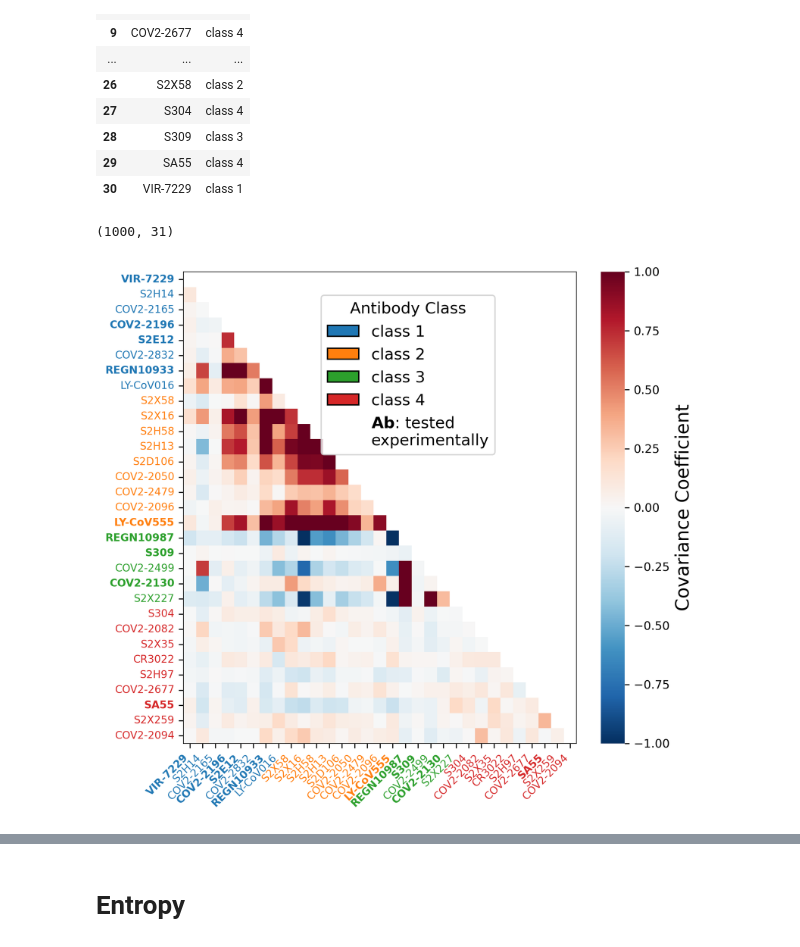
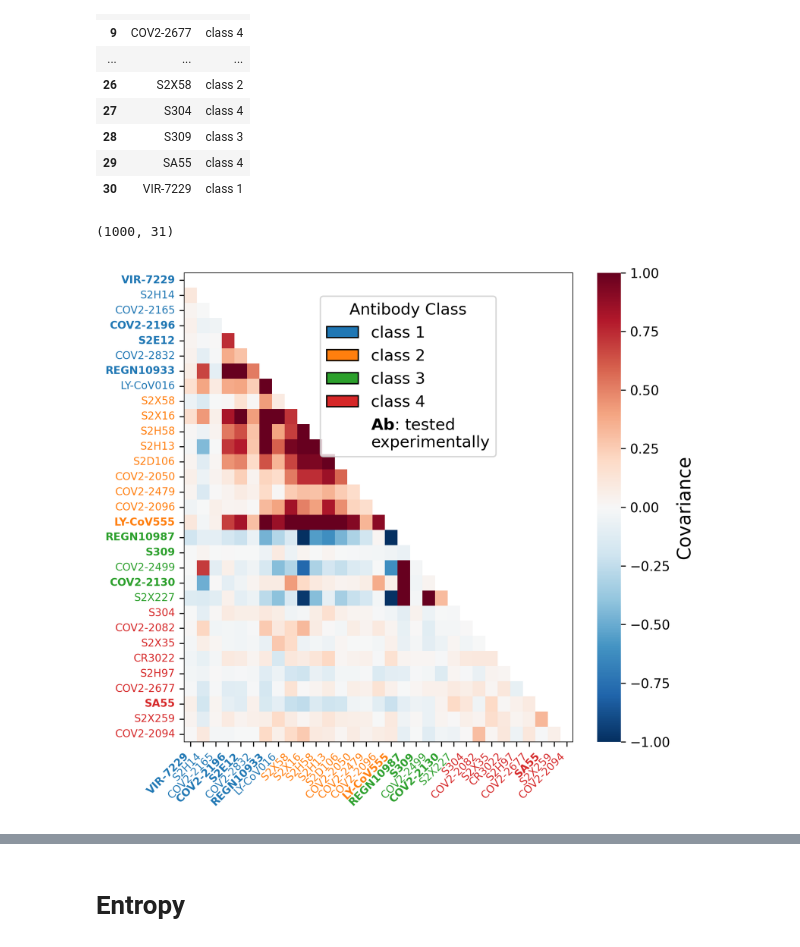
Before and after one commit to m-huot/ESCAPE_MAP_DRAFT, a Jupyter notebook: Figure 4 (Generative)/analyse_gen_data.ipynb, the cells around one changed output, grey strips where cells are left out. Cells and saved outputs as stored; diff of their text form; code cells hidden in the pictures.

```diff
--- a/Figure 4 (Generative)/analyse_gen_data.ipynb
+++ b/Figure 4 (Generative)/analyse_gen_data.ipynb
@@ -128,12 +133,12 @@ ax = sns.heatmap(
     vmin=-1,
     vmax=1,
     mask=mask,
-    cbar_kws={'label': 'Correlation Coefficient'}
+    cbar_kws={'label': 'Covariance'}
 )
 
 # Set the font size of the colorbar label
 cbar = ax.collections[0].colorbar
-cbar.ax.set_ylabel('Covariance Coefficient', fontsize=14)
+cbar.ax.set_ylabel('Covariance', fontsize=14)
 
 # Define class legend elements
 legend_elements = [
@@ -170,34 +175,34 @@ for i, tick in enumerate(xticks):
         tick.set_fontweight('bold')
 
 for i, tick in enumerate(yticks):
     ab = ab_class_df_sorted.iloc[i]['antibody']
     tick.set_color(color_map[ab_class_df_sorted.iloc[i]['class']])
     if ab in highlight_abs:
         tick.set_fontweight('bold')
 
 ax.set_xticklabels(xticks, rotation=45, horizontalalignment='right')
 ax.set_yticklabels(yticks, rotation=0, horizontalalignment='right')
 ax.tick_params(axis='x', labelsize=8)
 ax.tick_params(axis='y', labelsize=8)
 
 # Add black frame around the heatmap matrix
 num_labels = len(sorted_ab_names)
 rect = patches.Rectangle(
     (0, 0),                         # bottom-left corner in data coords
     width=num_labels,              # width of the matrix
     height=num_labels,             # height of the matrix
     linewidth=0.5,
     edgecolor='black',
     facecolor='none',
     clip_on=False                  # ensures full visibility of the frame
 )
 ax.add_patch(rect)
 
 plt.tight_layout()
 plt.show()
 # %% [output]
 (1000, 31)
-[figure, old version]
+[figure, new version]
 # %%
 # --- Nature-like rc ---
 mpl.rcParams.update({
```
Also changed, not shown: parts of 2 cells of this notebook, 6 other files.
